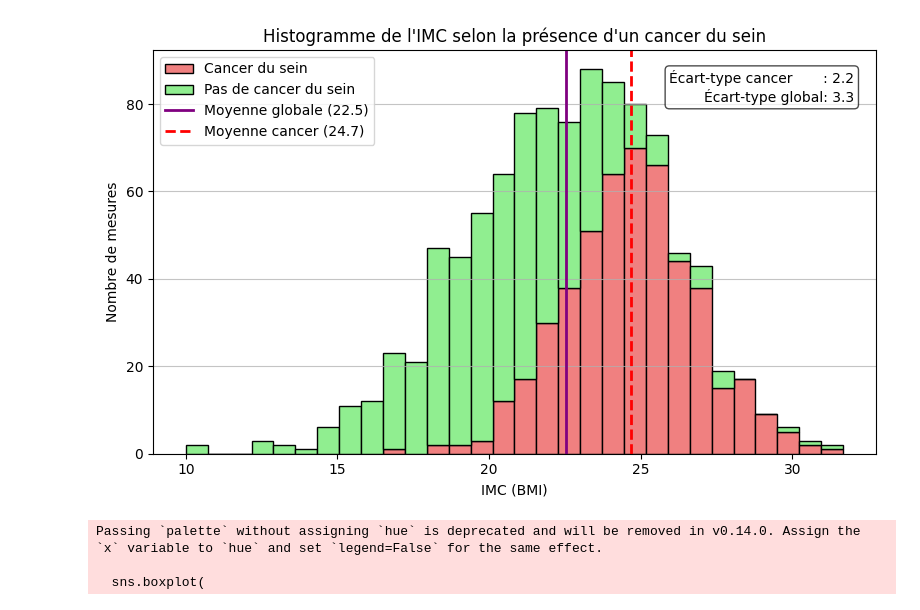
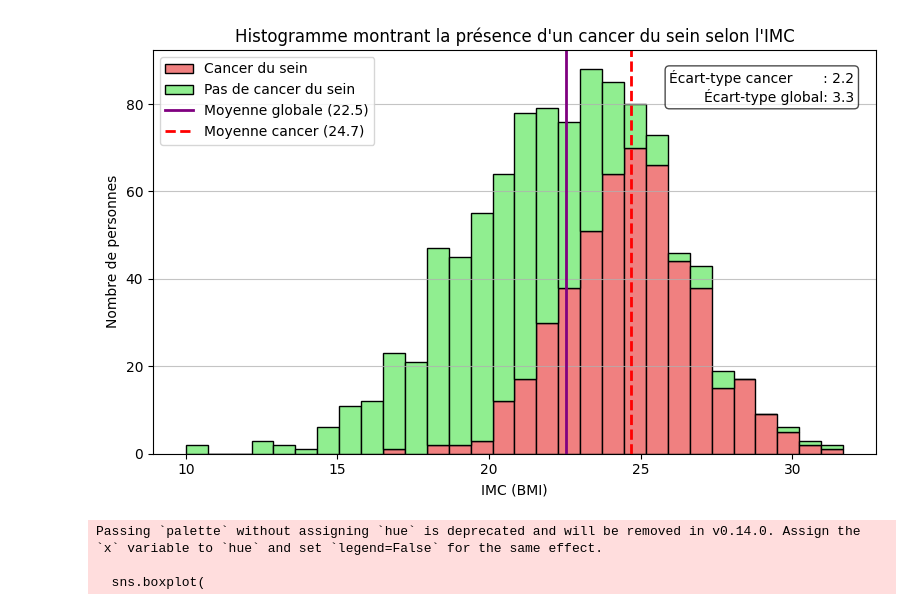
Before and after one commit to Al0den/ProjetEIST6, a Jupyter notebook: src/visualise.ipynb, the cells around one changed output. Saved outputs shown, nothing was run; the diff lists cells and outputs as text; code cells hidden in the pictures.

```diff
--- a/src/visualise.ipynb
+++ b/src/visualise.ipynb
@@ -106,36 +106,36 @@ plt.hist(
     label=['Cancer du sein', 'Pas de cancer du sein'],
     edgecolor='black'
 )
 
 # Lignes pour les moyennes
 plt.axvline(moyenne_globale, color='purple', linestyle='solid', linewidth=2, label=f'Moyenne globale ({moyenne_globale:.1f})')
 plt.axvline(moyenne_cancer, color='red', linestyle='dashed', linewidth=2, label=f'Moyenne cancer ({moyenne_cancer:.1f})')
 # Ajout d'un texte pour l'écart-type
 # On place le texte en haut à droite du graphe. Les valeurs y sont ajustables.
 plt.text(
     x=0.97,
     y=0.95,
     s=(
         f"Écart-type cancer       : {ecarttype_cancer:.1f}\n"
         f"Écart-type global: {ecarttype_pas_cancer:.1f}"
     ),
     transform=plt.gca().transAxes,
     ha='right',
     va='top',
     fontsize=10,
     bbox=dict(boxstyle='round,pad=0.3', facecolor='white', alpha=0.7)
 )
 
 plt.xlabel('IMC (BMI)')
-plt.ylabel('Nombre de mesures')
-plt.title("Histogramme de l'IMC selon la présence d'un cancer du sein")
+plt.ylabel('Nombre de personnes')
+plt.title("Histogramme montrant la présence d'un cancer du sein selon l'IMC")
 plt.legend(loc='upper left')
 plt.grid(axis='y', alpha=0.75)
 plt.tight_layout()
 
 plt.savefig(os.path.join(visuals_dir, 'bmi_histogram_cancer.png'))
 # %% [output]
-[figure, old version]
+[figure, new version]
 # %%
 import seaborn as sns
 
```
Also changed, not shown: parts of 1 cell of this notebook, 5 other files.
